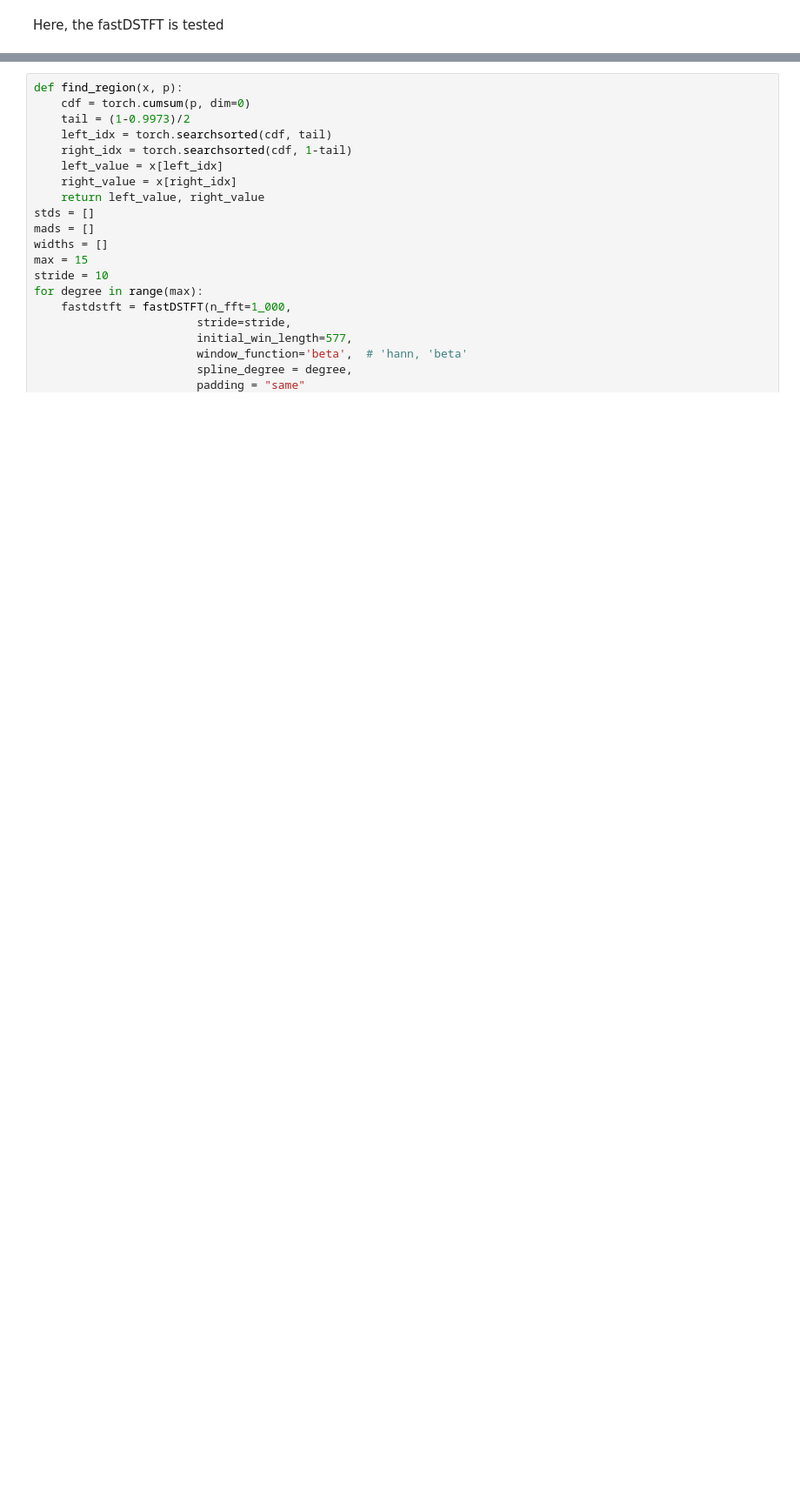
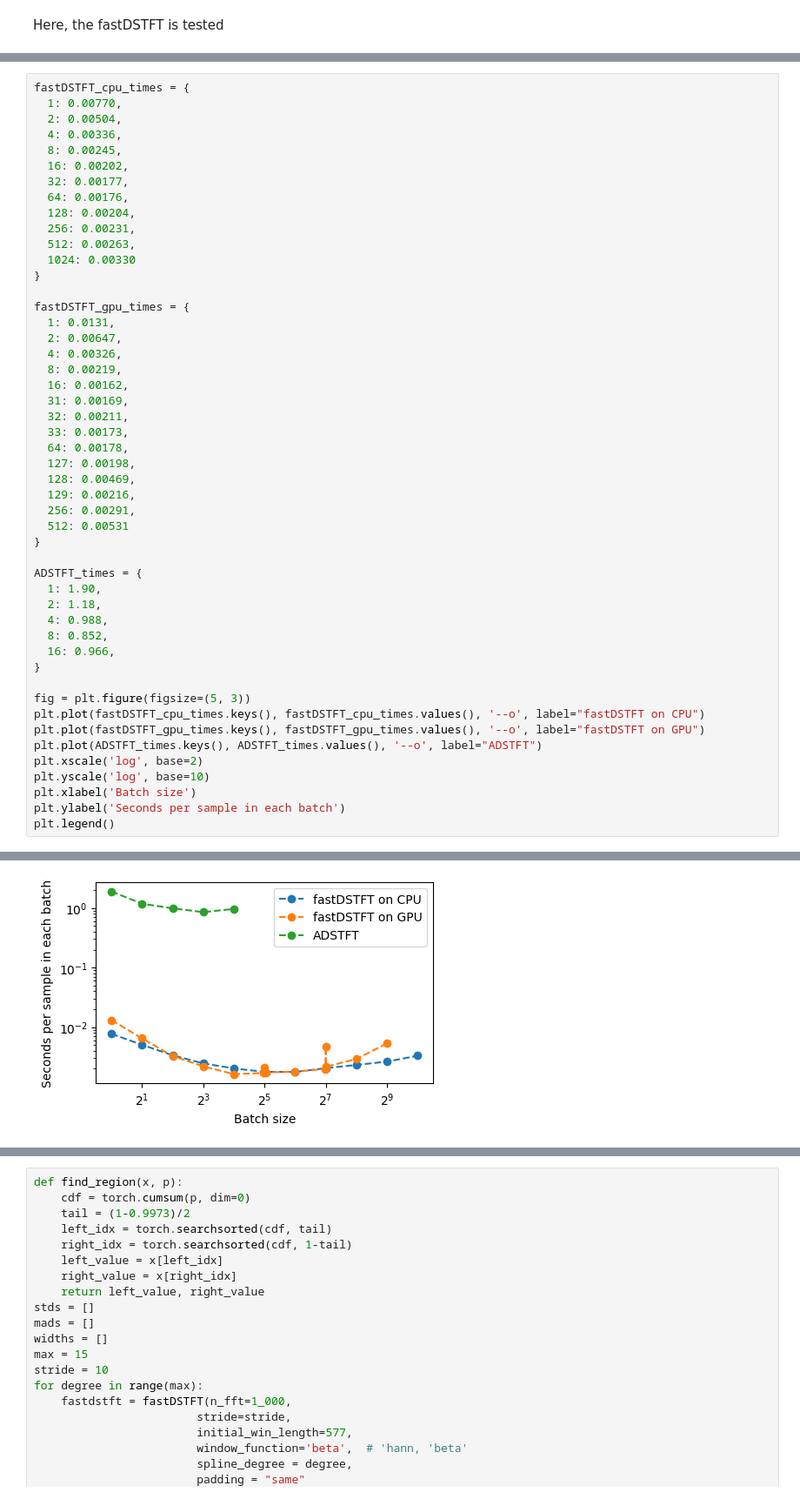
Before and after one commit to SpoketKasper/projekt-fmsn35, a Jupyter notebook: dstft/notebooks/fastDSTFT.ipynb, the cells around one changed output, grey strips where cells are left out. Shown: that part at 87% size. Saved outputs shown, nothing was run; the diff lists cells and outputs as text; blank space fills up the shorter version.

```diff
--- a/dstft/notebooks/fastDSTFT.ipynb
+++ b/dstft/notebooks/fastDSTFT.ipynb
@@ -198,0 +118,50 @@ finished on epoch 9 with (unregularized) loss 9.104808807373047
+# %%
+fastDSTFT_cpu_times = {
+  1: 0.00770,
+  2: 0.00504,
+  4: 0.00336,
+  8: 0.00245,
+  16: 0.00202,
+  32: 0.00177,
+  64: 0.00176,
+  128: 0.00204,
+  256: 0.00231,
+  512: 0.00263,
+  1024: 0.00330
+}
+
+fastDSTFT_gpu_times = {
+  1: 0.0131,
+  2: 0.00647,
+  4: 0.00326,
+  8: 0.00219,
+  16: 0.00162,
+  31: 0.00169,
+  32: 0.00211,
+  33: 0.00173,
+  64: 0.00178,
+  127: 0.00198,
+  128: 0.00469,
+  129: 0.00216,
+  256: 0.00291,
+  512: 0.00531
+}
+
+ADSTFT_times = {
+  1: 1.90,
+  2: 1.18,
+  4: 0.988,
+  8: 0.852,
+  16: 0.966,
+}
+
+fig = plt.figure(figsize=(5, 3))
+plt.plot(fastDSTFT_cpu_times.keys(), fastDSTFT_cpu_times.values(), '--o', label="fastDSTFT on CPU")
+plt.plot(fastDSTFT_gpu_times.keys(), fastDSTFT_gpu_times.values(), '--o', label="fastDSTFT on GPU")
+plt.plot(ADSTFT_times.keys(), ADSTFT_times.values(), '--o', label="ADSTFT")
+plt.xscale('log', base=2)
+plt.yscale('log', base=10)
+plt.xlabel('Batch size')
+plt.ylabel('Seconds per sample in each batch')
+plt.legend()
+# %% [output]
@@ -199 +169,2 @@ finished on epoch 9 with (unregularized) loss 9.104808807373047
+[figure, added]
 # %% [markdown]
```
Also changed, not shown: parts of 12 cells of this notebook, 7 other files.
